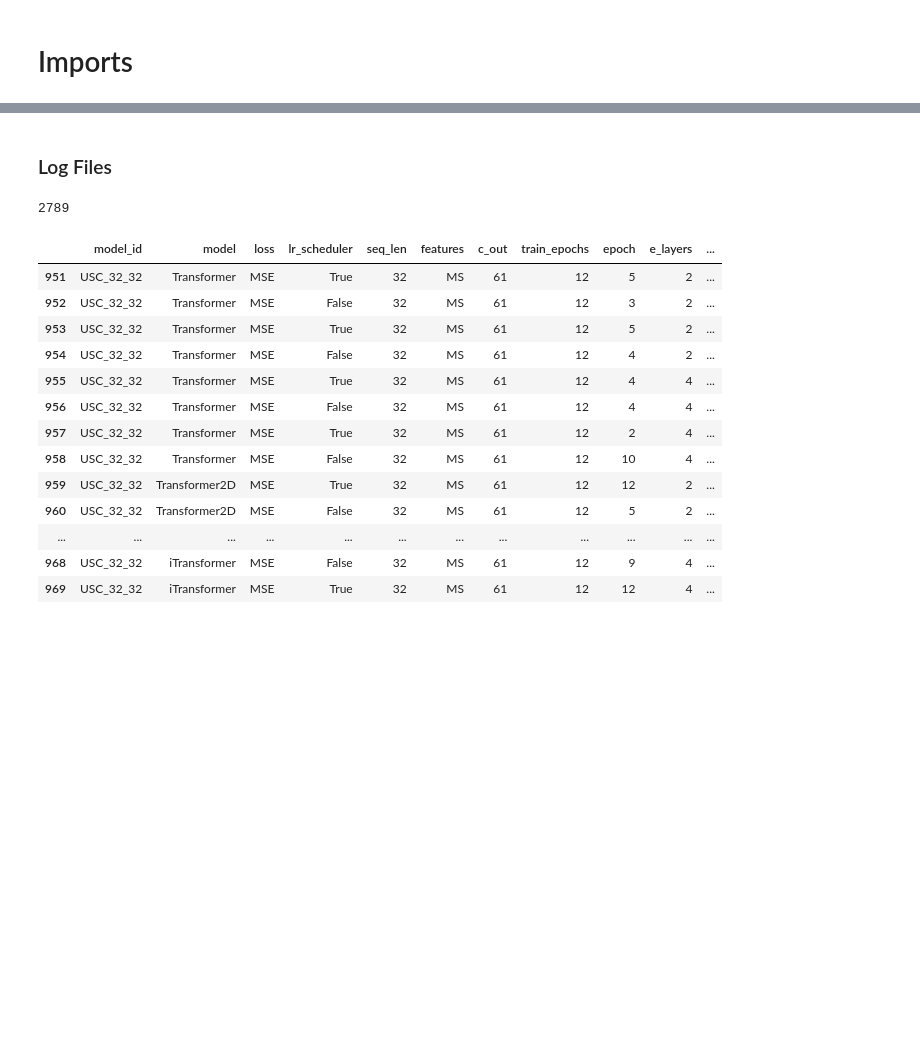
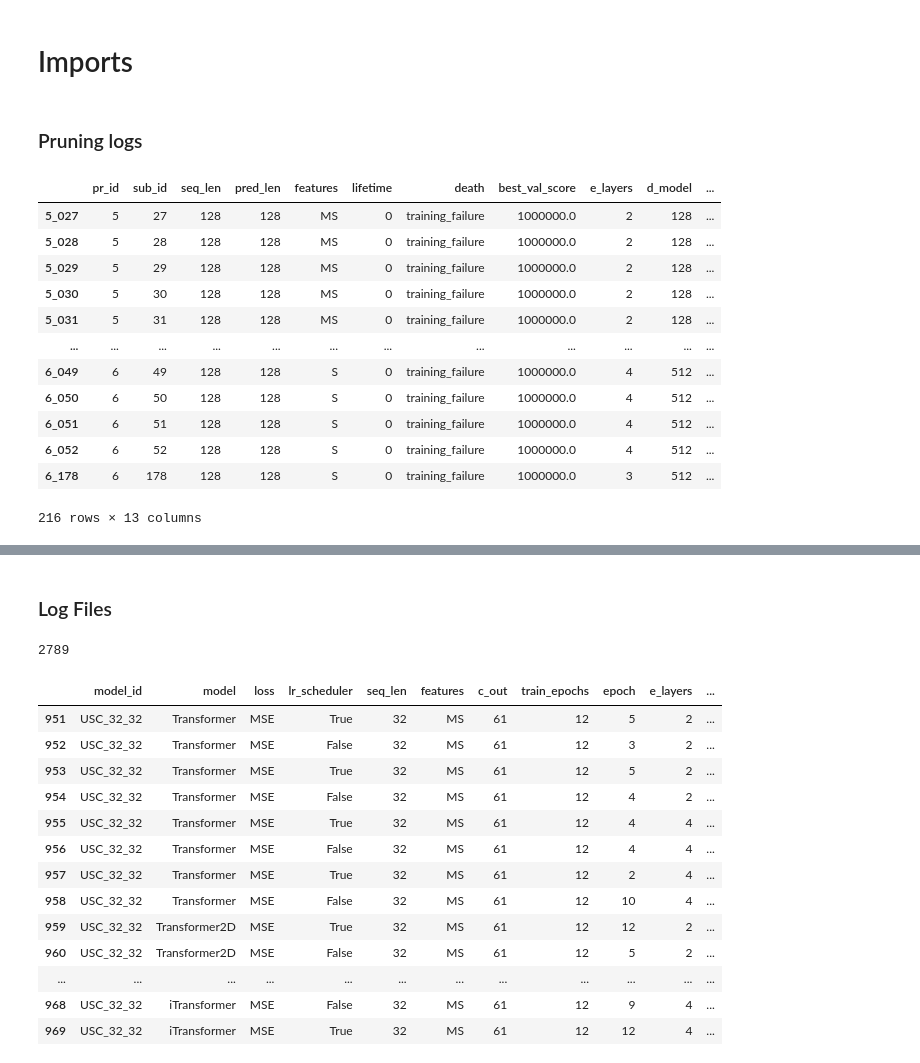
Before and after one commit to arnaud-odet/Time-Series-Library, a Jupyter notebook: results.ipynb, the cells around one changed output, grey strips where cells are left out. Saved outputs shown, nothing was run; the diff lists cells and outputs as text; code cells hidden in the pictures; blank space fills up the shorter version.

```diff
--- a/results.ipynb
+++ b/results.ipynb
@@ -12,3 +12,23 @@ import seaborn as sns
 from types import SimpleNamespace
 from data_provider.data_factory import data_provider
 from tabular.dl_logs import ResultReader , latex_display_table_with_std, highlight_values, CALMIP_START_INDEX
+# %% [markdown]
+### Pruning logs
+# %%
+pr_log_file = "./pruning/calmip_pruning_logs.csv"
+pr_ldf = pd.read_csv(pr_log_file, index_col=0)
+pr_ldf
+# %% [output]
+|  | pr_id | sub_id | seq_len | pred_len | features | lifetime | death | best_val_score | e_layers | d_model | ... |
+| 5_027 | 5 | 27 | 128 | 128 | MS | 0 | training_failure | 1000000.0 | 2 | 128 | ... |
+| 5_028 | 5 | 28 | 128 | 128 | MS | 0 | training_failure | 1000000.0 | 2 | 128 | ... |
+| 5_029 | 5 | 29 | 128 | 128 | MS | 0 | training_failure | 1000000.0 | 2 | 128 | ... |
+| 5_030 | 5 | 30 | 128 | 128 | MS | 0 | training_failure | 1000000.0 | 2 | 128 | ... |
+| 5_031 | 5 | 31 | 128 | 128 | MS | 0 | training_failure | 1000000.0 | 2 | 128 | ... |
+| ... | ... | ... | ... | ... | ... | ... | ... | ... | ... | ... | ... |
+| 6_049 | 6 | 49 | 128 | 128 | S | 0 | training_failure | 1000000.0 | 4 | 512 | ... |
+| 6_050 | 6 | 50 | 128 | 128 | S | 0 | training_failure | 1000000.0 | 4 | 512 | ... |
+| 6_051 | 6 | 51 | 128 | 128 | S | 0 | training_failure | 1000000.0 | 4 | 512 | ... |
+| 6_052 | 6 | 52 | 128 | 128 | S | 0 | training_failure | 1000000.0 | 4 | 512 | ... |
+| 6_178 | 6 | 178 | 128 | 128 | S | 0 | training_failure | 1000000.0 | 3 | 512 | ... |
+216 rows × 13 columns
```
Also changed, not shown: parts of 3 cells of this notebook, 9 other files.
